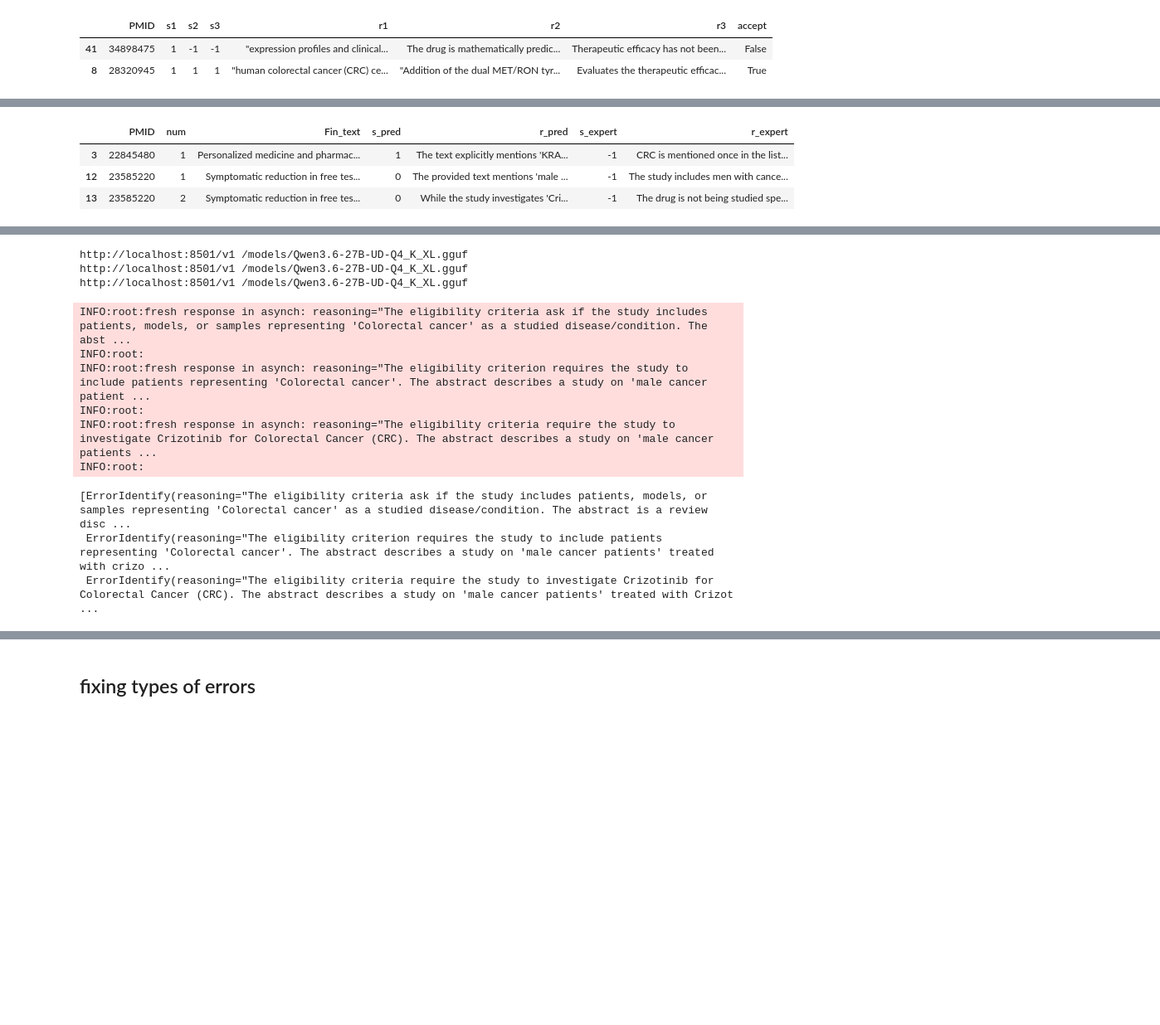
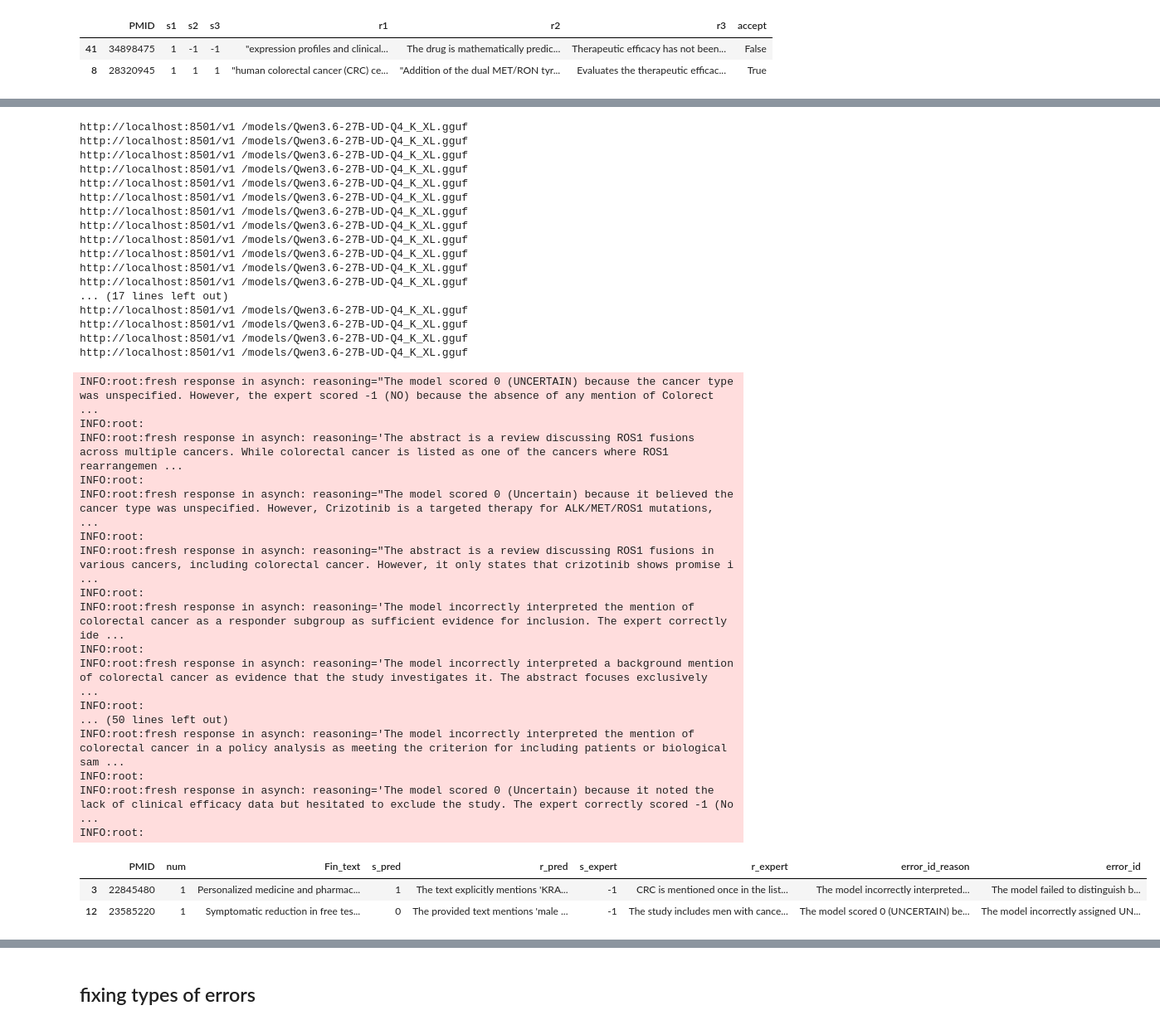
Before and after one commit to vnleonenko/GenerativeBenchmarkAI, a Jupyter notebook: mary/genben.ipynb, the cells around one changed output, grey strips where cells are left out. Shown at 83% size. Cells and saved outputs as stored; diff of their text form; code cells hidden in the pictures; blank space fills up the shorter version.

```diff
--- a/mary/genben.ipynb
+++ b/mary/genben.ipynb
@@ -231,15 +235,9 @@ errors_df.head(1)
-# %%
-errors_df.iloc[:3]
-# %% [output]
-|  | PMID | num | Fin_text | s_pred | r_pred | s_expert | r_expert |
-| 3 | 22845480 | 1 | Personalized medicine and pharmac... | 1 | The text explicitly mentions 'KRA... | -1 | CRC is mentioned once in the list... |
-| 12 | 23585220 | 1 | Symptomatic reduction in free tes... | 0 | The provided text mentions 'male ... | -1 | The study includes men with cance... |
-| 13 | 23585220 | 2 | Symptomatic reduction in free tes... | 0 | While the study investigates 'Cri... | -1 | The drug is not being studied spe... |
 # %%
-r = main.find_ind_errors(errors_df=errors_df.iloc[:3],
+error_id_df = main.find_ind_errors(errors_df=errors_df,
                             fin_condition='Colorectal cancer',
                             treatment='Crizotinib')
-r
+print(error_id_df.shape)
+error_id_df.head(2)
 # %% [output]
 INFO:root:22845480, 1, The text explicitly mentions 'KRAS against the use of cetuximab and panitumumab in colorectal cancer', confirming that colorectal cancer is a studied disease/condition in the co ...
 INFO:root:23585220, 1, The provided text mentions 'male cancer patients' but does not specify the type of cancer (e.g., colorectal, lung, etc.). Therefore, it is uncertain if the study includes patien ...
@@ -248,12 +259,37 @@ INFO:root: passing 3 queries to llama.cpp...
 http://localhost:8501/v1 /models/Qwen3.6-27B-UD-Q4_K_XL.gguf
 http://localhost:8501/v1 /models/Qwen3.6-27B-UD-Q4_K_XL.gguf
 http://localhost:8501/v1 /models/Qwen3.6-27B-UD-Q4_K_XL.gguf
+http://localhost:8501/v1 /models/Qwen3.6-27B-UD-Q4_K_XL.gguf
+http://localhost:8501/v1 /models/Qwen3.6-27B-UD-Q4_K_XL.gguf
+http://localhost:8501/v1 /models/Qwen3.6-27B-UD-Q4_K_XL.gguf
+http://localhost:8501/v1 /models/Qwen3.6-27B-UD-Q4_K_XL.gguf
+http://localhost:8501/v1 /models/Qwen3.6-27B-UD-Q4_K_XL.gguf
+http://localhost:8501/v1 /models/Qwen3.6-27B-UD-Q4_K_XL.gguf
+http://localhost:8501/v1 /models/Qwen3.6-27B-UD-Q4_K_XL.gguf
+http://localhost:8501/v1 /models/Qwen3.6-27B-UD-Q4_K_XL.gguf
+http://localhost:8501/v1 /models/Qwen3.6-27B-UD-Q4_K_XL.gguf
+... (17 lines left out)
+http://localhost:8501/v1 /models/Qwen3.6-27B-UD-Q4_K_XL.gguf
+http://localhost:8501/v1 /models/Qwen3.6-27B-UD-Q4_K_XL.gguf
+http://localhost:8501/v1 /models/Qwen3.6-27B-UD-Q4_K_XL.gguf
+http://localhost:8501/v1 /models/Qwen3.6-27B-UD-Q4_K_XL.gguf
-INFO:root:fresh response in asynch: reasoning="The eligibility criteria ask if the study includes patients, models, or samples representing 'Colorectal cancer' as a studied disease/condition. The abst ...
+INFO:root:fresh response in asynch: reasoning="The model scored 0 (UNCERTAIN) because the cancer type was unspecified. However, the expert scored -1 (NO) because the absence of any mention of Colorect ...
 INFO:root:
-INFO:root:fresh response in asynch: reasoning="The eligibility criterion requires the study to include patients representing 'Colorectal cancer'. The abstract describes a study on 'male cancer patient ...
+INFO:root:fresh response in asynch: reasoning='The abstract is a review discussing ROS1 fusions across multiple cancers. While colorectal cancer is listed as one of the cancers where ROS1 rearrangemen ...
 INFO:root:
-INFO:root:fresh response in asynch: reasoning="The eligibility criteria require the study to investigate Crizotinib for Colorectal Cancer (CRC). The abstract describes a study on 'male cancer patients ...
+INFO:root:fresh response in asynch: reasoning="The model scored 0 (Uncertain) because it believed the cancer type was unspecified. However, Crizotinib is a targeted therapy for ALK/MET/ROS1 mutations, ...
 INFO:root:
+INFO:root:fresh response in asynch: reasoning="The abstract is a review discussing ROS1 fusions in various cancers, including colorectal cancer. However, it only states that crizotinib shows promise i ...
+INFO:root:
+INFO:root:fresh response in asynch: reasoning='The model incorrectly interpreted the mention of colorectal cancer as a responder subgroup as sufficient evidence for inclusion. The expert correctly ide ...
+INFO:root:
+INFO:root:fresh response in asynch: reasoning='The model incorrectly interpreted a background mention of colorectal cancer as evidence that the study investigates it. The abstract focuses exclusively  ...
+INFO:root:
+... (50 lines left out)
+INFO:root:fresh response in asynch: reasoning='The model incorrectly interpreted the mention of colorectal cancer in a policy analysis as meeting the criterion for including patients or biological sam ...
+INFO:root:
+INFO:root:fresh response in asynch: reasoning='The model scored 0 (Uncertain) because it noted the lack of clinical efficacy data but hesitated to exclude the study. The expert correctly scored -1 (No ...
+INFO:root:
-[ErrorIdentify(reasoning="The eligibility criteria ask if the study includes patients, models, or samples representing 'Colorectal cancer' as a studied disease/condition. The abstract is a review disc ...
- ErrorIdentify(reasoning="The eligibility criterion requires the study to include patients representing 'Colorectal cancer'. The abstract describes a study on 'male cancer patients' treated with crizo ...
- ErrorIdentify(reasoning="The eligibility criteria require the study to investigate Crizotinib for Colorectal Cancer (CRC). The abstract describes a study on 'male cancer patients' treated with Crizot ...
+|  | PMID | num | Fin_text | s_pred | r_pred | s_expert | r_expert | error_id_reason | error_id |
+| 3 | 22845480 | 1 | Personalized medicine and pharmac... | 1 | The text explicitly mentions 'KRA... | -1 | CRC is mentioned once in the list... | The model incorrectly interpreted... | The model failed to distinguish b... |
+| 12 | 23585220 | 1 | Symptomatic reduction in free tes... | 0 | The provided text mentions 'male ... | -1 | The study includes men with cance... | The model scored 0 (UNCERTAIN) be... | The model incorrectly assigned UN... |
```
Also changed, not shown: parts of 9 cells of this notebook, 2 other files.
